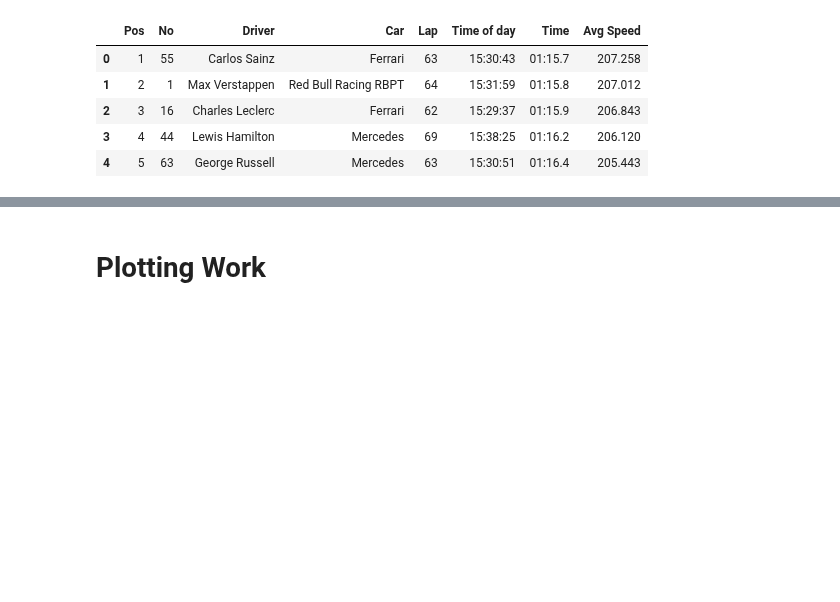
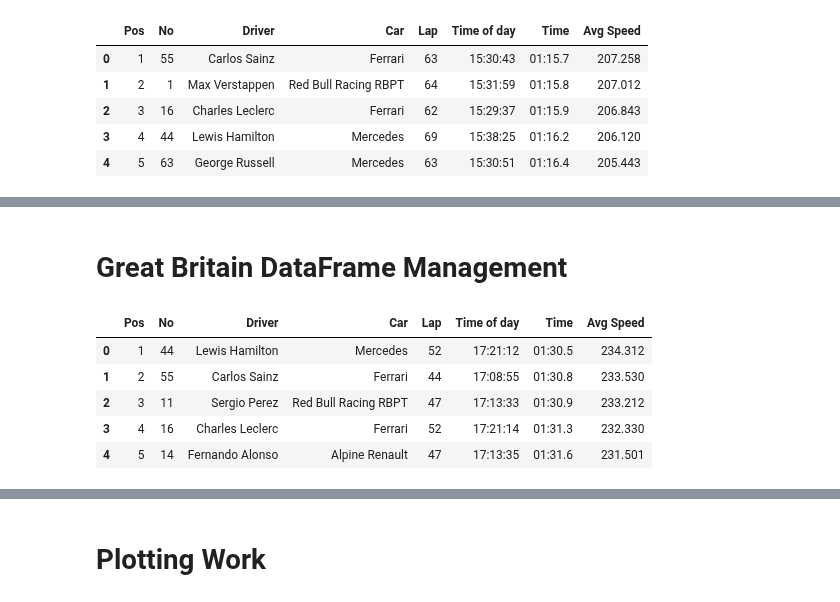
Before and after one commit to JB-26/f1-2022-analysis, a Jupyter notebook: fastest-laps.ipynb, the cells around one changed output, grey strips where cells are left out. Saved outputs shown, nothing was run; the diff lists cells and outputs as text; code cells hidden in the pictures; blank space fills up the shorter version.

Commit message:
Great Britain data added

```diff
--- a/fastest-laps.ipynb
+++ b/fastest-laps.ipynb
@@ -640,0 +643,12 @@ fastest_lap.head()
+# %% [markdown]
+# Great Britain DataFrame Management
+# %%
+fl_gb = pd.read_csv('data/fastest-lap/fl-greatbritain.csv')
+fl_gb.head()
+# %% [output]
+|  | Pos | No | Driver | Car | Lap | Time of day | Time | Avg Speed |
+| 0 | 1 | 44 | Lewis Hamilton | Mercedes | 52 | 17:21:12 | 01:30.5 | 234.312 |
+| 1 | 2 | 55 | Carlos Sainz | Ferrari | 44 | 17:08:55 | 01:30.8 | 233.530 |
+| 2 | 3 | 11 | Sergio Perez | Red Bull Racing RBPT | 47 | 17:13:33 | 01:30.9 | 233.212 |
+| 3 | 4 | 16 | Charles Leclerc | Ferrari | 52 | 17:21:14 | 01:31.3 | 232.330 |
+| 4 | 5 | 14 | Fernando Alonso | Alpine Renault | 47 | 17:13:35 | 01:31.6 | 231.501 |
```
Also changed, not shown: parts of 7 cells of this notebook, 5 other files.
